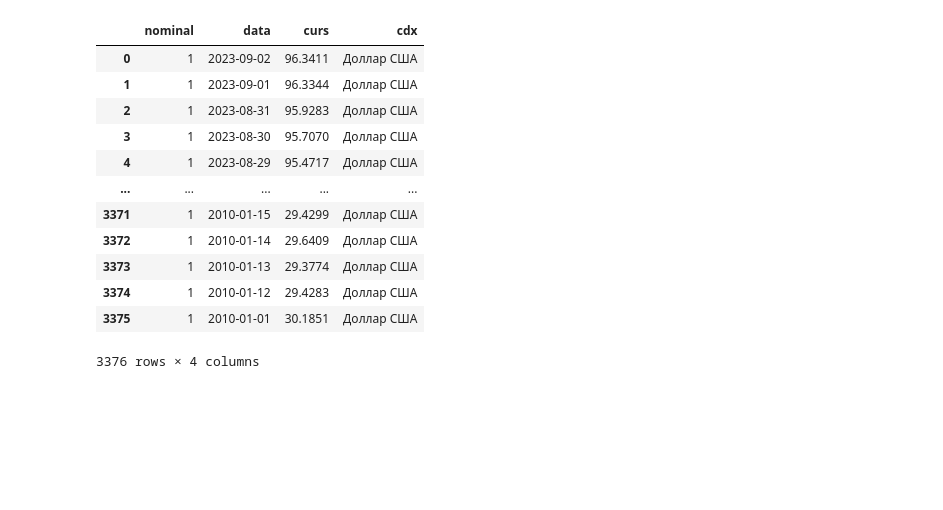
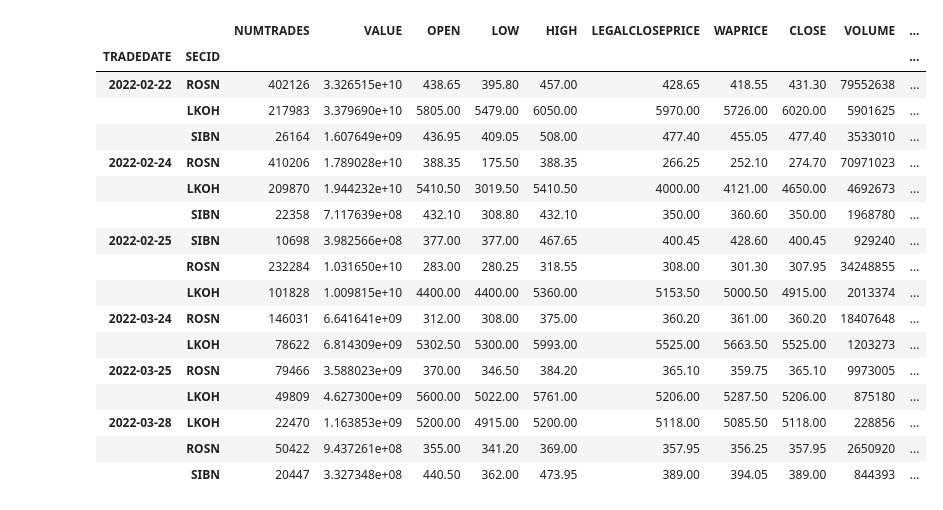
Before and after one commit to a-golovachev/python-trading-project, a Jupyter notebook: FeatureExtraction.ipynb, the cells around one changed output. Drawn from its saved outputs; the diff is of its cells as text; code cells hidden in the pictures; blank space fills up the shorter version.

```diff
--- a/FeatureExtraction.ipynb
+++ b/FeatureExtraction.ipynb
@@ -20,3 +34,11 @@ imoex = pd.read_csv('IMOEX_quotes.csv')
 mcftr = pd.read_csv('MCFTR_quotes.csv')
 usd = pd.read_excel('USDRUB.xlsx')
 ruonia = pd.read_excel('RUONIA.xlsx')
+# %%
+securities = [rosn, lkoh, sibn]
+secids = ['ROSN', 'LKOH', 'SIBN']
+df = pd.concat(securities)
+df['TRADEDATE'] = df['TRADEDATE'].apply(lambda x: datetime.strptime(x, '%Y-%m-%d'))
+df.sort_values(by = 'TRADEDATE', inplace = True)
+# %%
+df.set_index(['TRADEDATE', 'SECID'], inplace = True)
@@ -25,16 +54,21 @@ gen_returns(rosn)
-# %%
-usd
-# %% [output]
-|  | nominal | data | curs | cdx |
-| 0 | 1 | 2023-09-02 | 96.3411 | Доллар США |
-| 1 | 1 | 2023-09-01 | 96.3344 | Доллар США |
-| 2 | 1 | 2023-08-31 | 95.9283 | Доллар США |
-| 3 | 1 | 2023-08-30 | 95.7070 | Доллар США |
-| 4 | 1 | 2023-08-29 | 95.4717 | Доллар США |
-| ... | ... | ... | ... | ... |
-| 3371 | 1 | 2010-01-15 | 29.4299 | Доллар США |
-| 3372 | 1 | 2010-01-14 | 29.6409 | Доллар США |
-| 3373 | 1 | 2010-01-13 | 29.3774 | Доллар США |
-| 3374 | 1 | 2010-01-12 | 29.4283 | Доллар США |
-| 3375 | 1 | 2010-01-01 | 30.1851 | Доллар США |
-3376 rows × 4 columns
+# %%
+df.loc[datetime(2022, 2, 22): datetime(2022, 3, 28), :]
+# %% [output]
+|  |  | NUMTRADES | VALUE | OPEN | LOW | HIGH | LEGALCLOSEPRICE | WAPRICE | CLOSE | VOLUME | ... |
+| TRADEDATE | SECID |  |  |  |  |  |  |  |  |  | ... |
+| 2022-02-22 | ROSN | 402126 | 3.326515e+10 | 438.65 | 395.80 | 457.00 | 428.65 | 418.55 | 431.30 | 79552638 | ... |
+|  | LKOH | 217983 | 3.379690e+10 | 5805.00 | 5479.00 | 6050.00 | 5970.00 | 5726.00 | 6020.00 | 5901625 | ... |
+|  | SIBN | 26164 | 1.607649e+09 | 436.95 | 409.05 | 508.00 | 477.40 | 455.05 | 477.40 | 3533010 | ... |
+| 2022-02-24 | ROSN | 410206 | 1.789028e+10 | 388.35 | 175.50 | 388.35 | 266.25 | 252.10 | 274.70 | 70971023 | ... |
+|  | LKOH | 209870 | 1.944232e+10 | 5410.50 | 3019.50 | 5410.50 | 4000.00 | 4121.00 | 4650.00 | 4692673 | ... |
+|  | SIBN | 22358 | 7.117639e+08 | 432.10 | 308.80 | 432.10 | 350.00 | 360.60 | 350.00 | 1968780 | ... |
+| 2022-02-25 | SIBN | 10698 | 3.982566e+08 | 377.00 | 377.00 | 467.65 | 400.45 | 428.60 | 400.45 | 929240 | ... |
+|  | ROSN | 232284 | 1.031650e+10 | 283.00 | 280.25 | 318.55 | 308.00 | 301.30 | 307.95 | 34248855 | ... |
+|  | LKOH | 101828 | 1.009815e+10 | 4400.00 | 4400.00 | 5360.00 | 5153.50 | 5000.50 | 4915.00 | 2013374 | ... |
+| 2022-03-24 | ROSN | 146031 | 6.641641e+09 | 312.00 | 308.00 | 375.00 | 360.20 | 361.00 | 360.20 | 18407648 | ... |
+|  | LKOH | 78622 | 6.814309e+09 | 5302.50 | 5300.00 | 5993.00 | 5525.00 | 5663.50 | 5525.00 | 1203273 | ... |
+| 2022-03-25 | ROSN | 79466 | 3.588023e+09 | 370.00 | 346.50 | 384.20 | 365.10 | 359.75 | 365.10 | 9973005 | ... |
+|  | LKOH | 49809 | 4.627300e+09 | 5600.00 | 5022.00 | 5761.00 | 5206.00 | 5287.50 | 5206.00 | 875180 | ... |
+| 2022-03-28 | LKOH | 22470 | 1.163853e+09 | 5200.00 | 4915.00 | 5200.00 | 5118.00 | 5085.50 | 5118.00 | 228856 | ... |
+|  | ROSN | 50422 | 9.437261e+08 | 355.00 | 341.20 | 369.00 | 357.95 | 356.25 | 357.95 | 2650920 | ... |
+|  | SIBN | 20447 | 3.327348e+08 | 440.50 | 362.00 | 473.95 | 389.00 | 394.05 | 389.00 | 844393 | ... |
```
Also changed, not shown: parts of 8 cells of this notebook.
